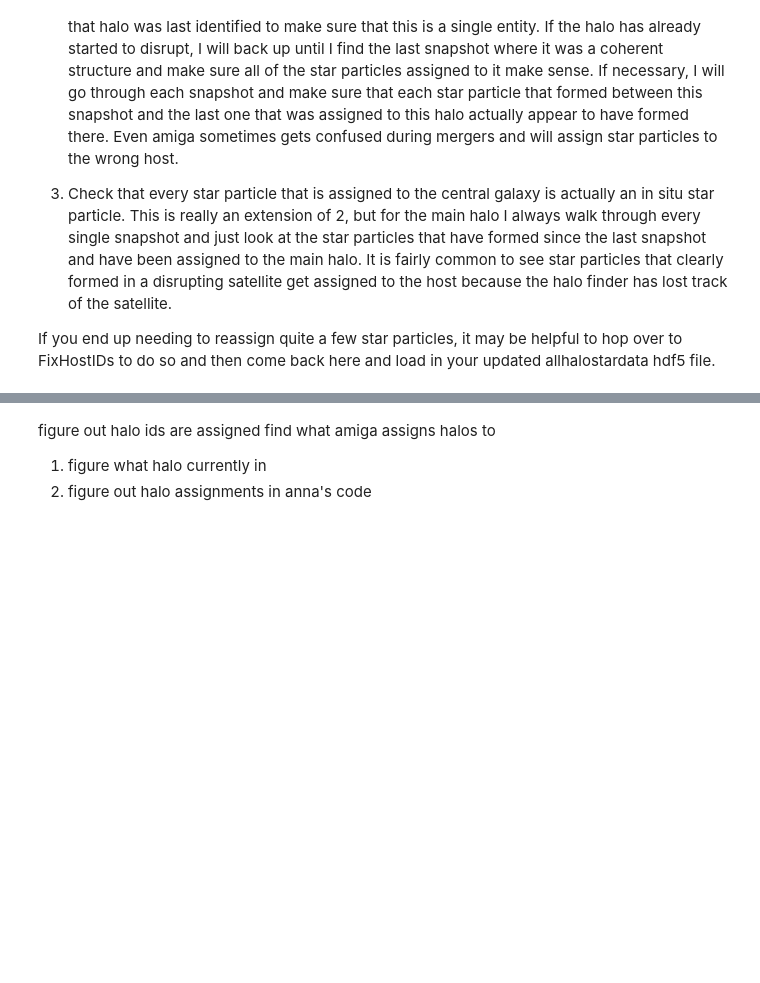
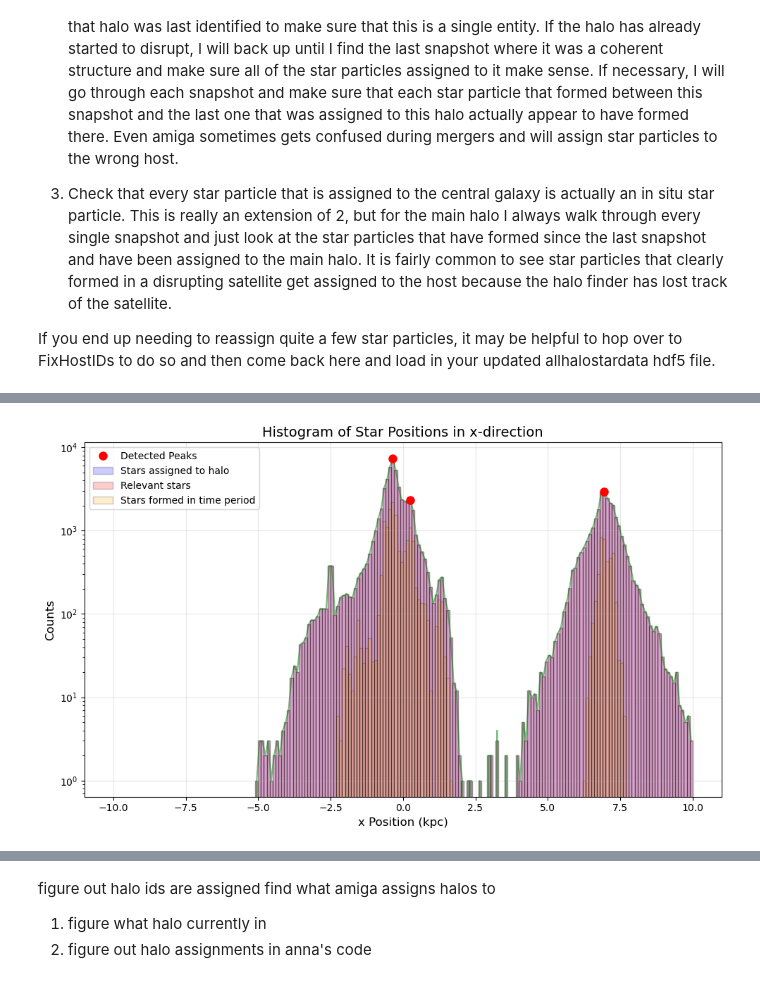
Before and after one commit to CharlotteRuth/startrace, a Jupyter notebook: AnnaWright_startrace/RomZoomSHAnalysisScripts/TrackDownStars_rz.ipynb, the cells around one changed output, grey strips where cells are left out. Saved outputs shown, nothing was run; the diff lists cells and outputs as text; code cells hidden in the pictures; blank space fills up the shorter version.

```diff
--- a/AnnaWright_startrace/RomZoomSHAnalysisScripts/TrackDownStars_rz.ipynb
+++ b/AnnaWright_startrace/RomZoomSHAnalysisScripts/TrackDownStars_rz.ipynb
@@ -467,0 +524,12 @@ def get_halo(snapshot, halo_number):
+# %%
+# Read in your data
+print("Halo file: ", idir+'/'+sims+'_'+starfileext+'.h5')
+with h5py.File(idir+'/'+sims+'_'+starfileext+'.h5','r') as f:
+    hostids = f['host_IDs'].asstr()[:] # unique host IDs
+    partids = f['particle_IDs'][:] # iords
+    pct = f['particle_creation_times'][:] # formation times
+    ph = f['particle_hosts'][:] # local host IDs (i.e., host at formation time)
+    pp = f['particle_positions'][:] # position at formation time
+    tsloc = f['timestep_location'][:] # snapshot where star particle first appears
+uIDs = np.unique(hostids)
+print('Unique host IDs: ', uIDs)
@@ -535,2 +766,25 @@ final_x = x[peaks[0]]
+# %%
+import matplotlib.pyplot as plt
+
+# Plot histogram of counts vs x_edges
+plt.figure(figsize=(10, 6))
+#plt.bar(pos1d, counts_all, width=np.diff(pos1d_rel_edges)[0], edgecolor='green', label='All stars in region', fill=False)
+plt.plot(pos1d, counts_all, color='green', alpha=0.5)
+plt.bar(pos1d, counts_halo, width=np.diff(pos1d_rel_edges)[0], alpha=0.2, edgecolor='black', facecolor='blue', label='Stars assigned to halo')
+plt.bar(pos1d, counts, width=np.diff(pos1d_rel_edges)[0], alpha=0.2, edgecolor='black', facecolor='red', label='Relevant stars')
+plt.bar(pos1d, counts_tlim, width=np.diff(pos1d_rel_edges)[0], alpha=0.2, edgecolor='black', facecolor='orange', label='Stars formed in time period')
+plt.xlabel(axes[axes_id] + ' Position (kpc)', fontsize=12)
+plt.ylabel('Counts', fontsize=12)
+plt.title('Histogram of Star Positions in ' + axes[axes_id] + '-direction', fontsize=14)
+plt.grid(True, alpha=0.3)
+
+# Mark the detected peaks
+plt.plot(pos1d[peak_indices], peak_arr[peak_indices], 'ro', markersize=8, label='Detected Peaks')
+plt.legend()
+plt.tight_layout()
+plt.semilogy()
+plt.show()
+# %% [output]
+[figure, added]
 # %%
 # Vectorized approach for calculating final_y values
```
Also changed, not shown: parts of 61 cells of this notebook, 8 other files.
